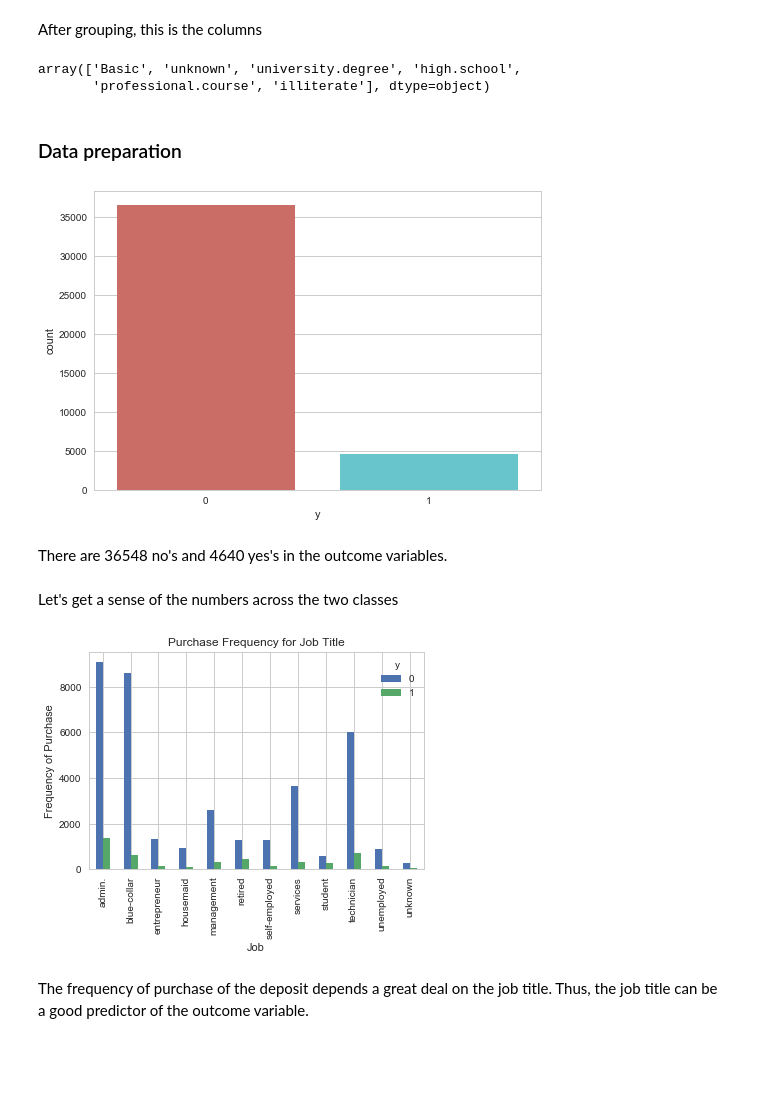
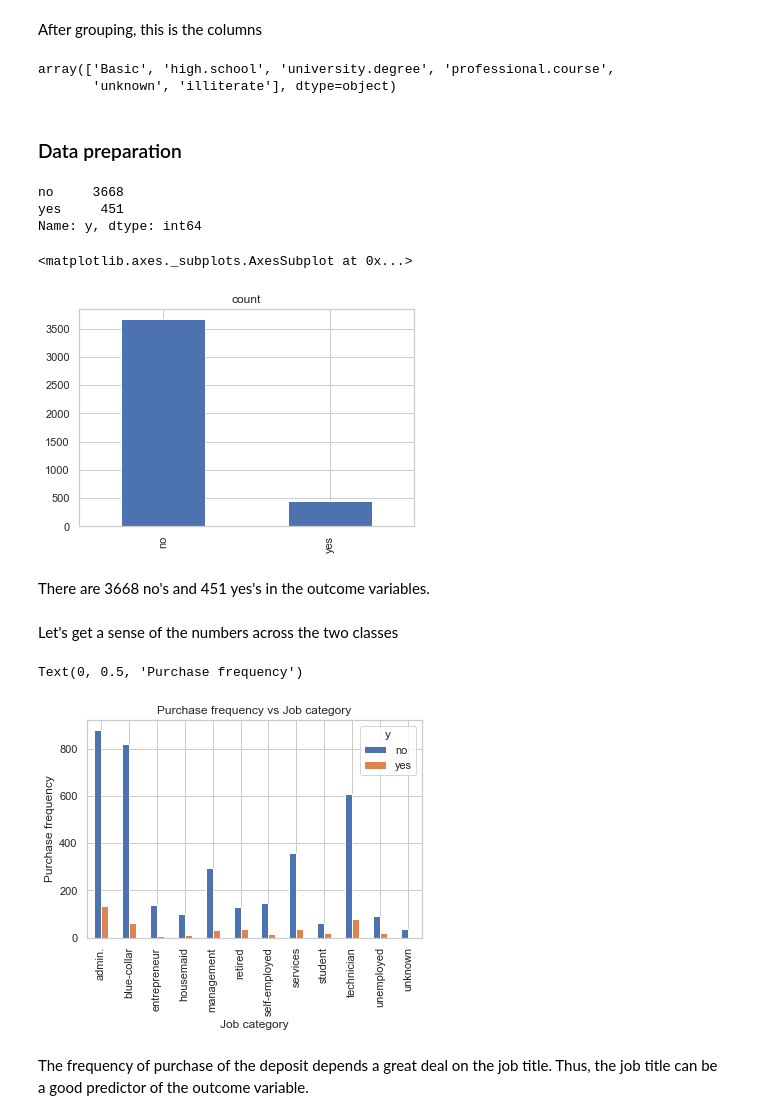
Before and after one commit to claustres/ml-mooc, a Jupyter notebook: Machine Learning/chapter18/Assignment -- Parallel processing and Model Deployment .ipynb, the cells around one changed output. Cells and saved outputs as stored; diff of their text form; code cells hidden in the pictures; blank space fills up the shorter version.

```diff
--- a/Machine Learning/chapter18/Assignment -- Parallel processing and Model Deployment .ipynb
+++ b/Machine Learning/chapter18/Assignment -- Parallel processing and Model Deployment .ipynb
@@ -17,3 +18,4 @@ The data is related with direct marketing campaigns (phone calls) of a Portugues
 This dataset provides the customer information. It includes 41188 records and 21 fields.
 # %%
 ### Q. Read the bank dataset
+data = pd.read_csv("bank.csv", sep=';')
@@ -95,23 +95,34 @@ After grouping, this is the columns
 # %%
 data['education'].unique()
 # %% [output]
-array(['Basic', 'unknown', 'university.degree', 'high.school',
-       'professional.course', 'illiterate'], dtype=object)
+array(['Basic', 'high.school', 'university.degree', 'professional.course',
+       'unknown', 'illiterate'], dtype=object)
 # %% [markdown]
 ### Data preparation
 # %%
 ### Q. Find out in the target column what is the respective count of values
+print(data['y'].value_counts())
 ### Q. Also plot the values of y in form of a bar graph
+data['y'].value_counts().plot(title='count', kind='bar')
 # %% [output]
+no     3668
+yes     451
+Name: y, dtype: int64
+<matplotlib.axes._subplots.AxesSubplot at 0x...>
-[figure, old version]
+[figure, new version]
 # %% [markdown]
-There are 36548 no's and 4640 yes's in the outcome variables.
+There are 3668 no's and 451 yes's in the outcome variables.
 # %% [markdown]
 Let's get a sense of the numbers across the two classes
 # %%
 ## Create a visualization as shown below for variable 'job' and frequency of purchase
+data.groupby(['job','y']).size().unstack().plot(kind='bar',stacked=False)
+plt.title("Purchase frequency vs Job category")
+plt.xlabel("Job category")
+plt.ylabel("Purchase frequency")
 # %% [output]
+Text(0, 0.5, 'Purchase frequency')
-[figure, old version]
+[figure, new version]
 # %% [markdown]
 The frequency of purchase of the deposit depends a great deal on the job title. Thus, the job title can be a good predictor of the outcome variable.
 # %%
```
Also changed, not shown: parts of 38 cells of this notebook, 2 other files.
